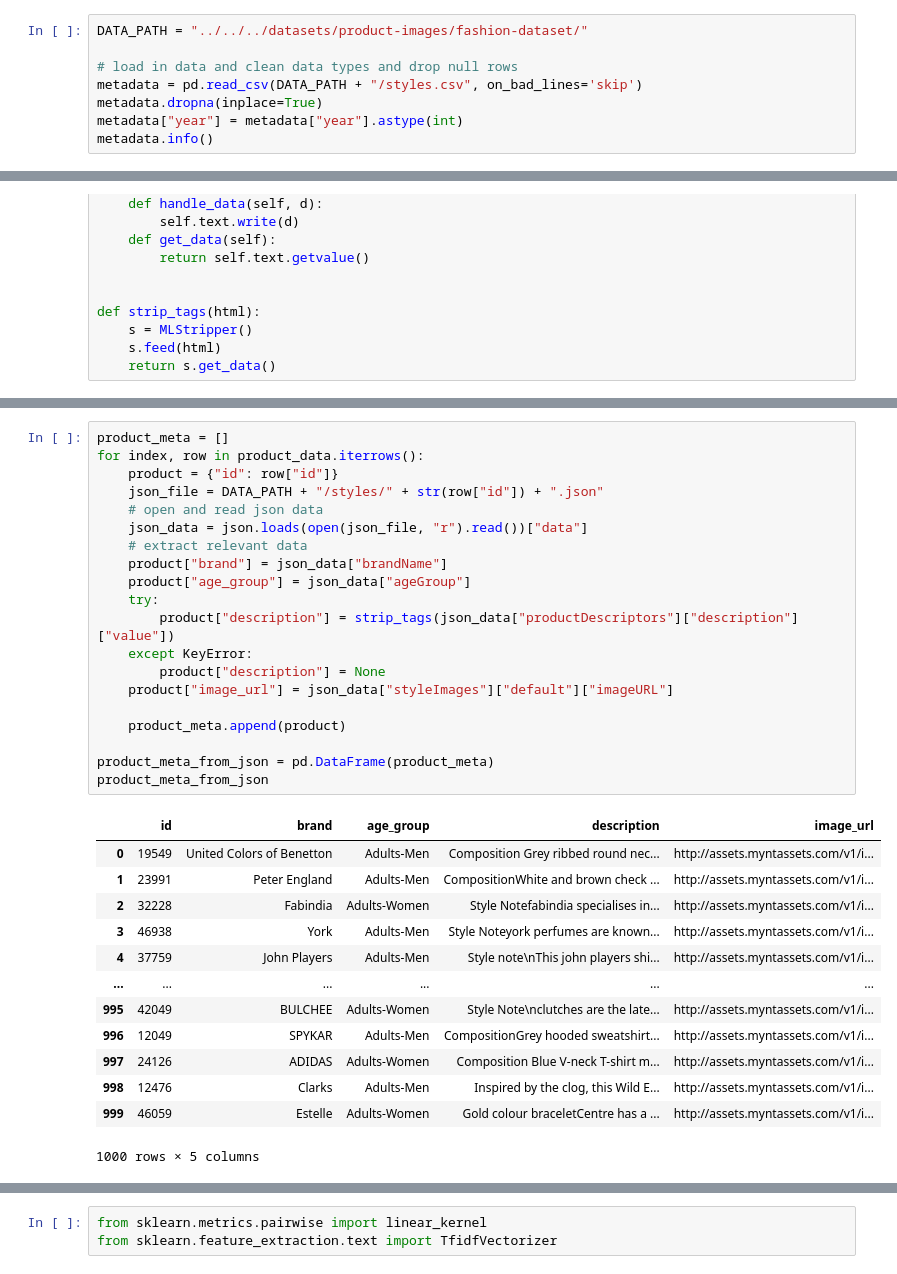
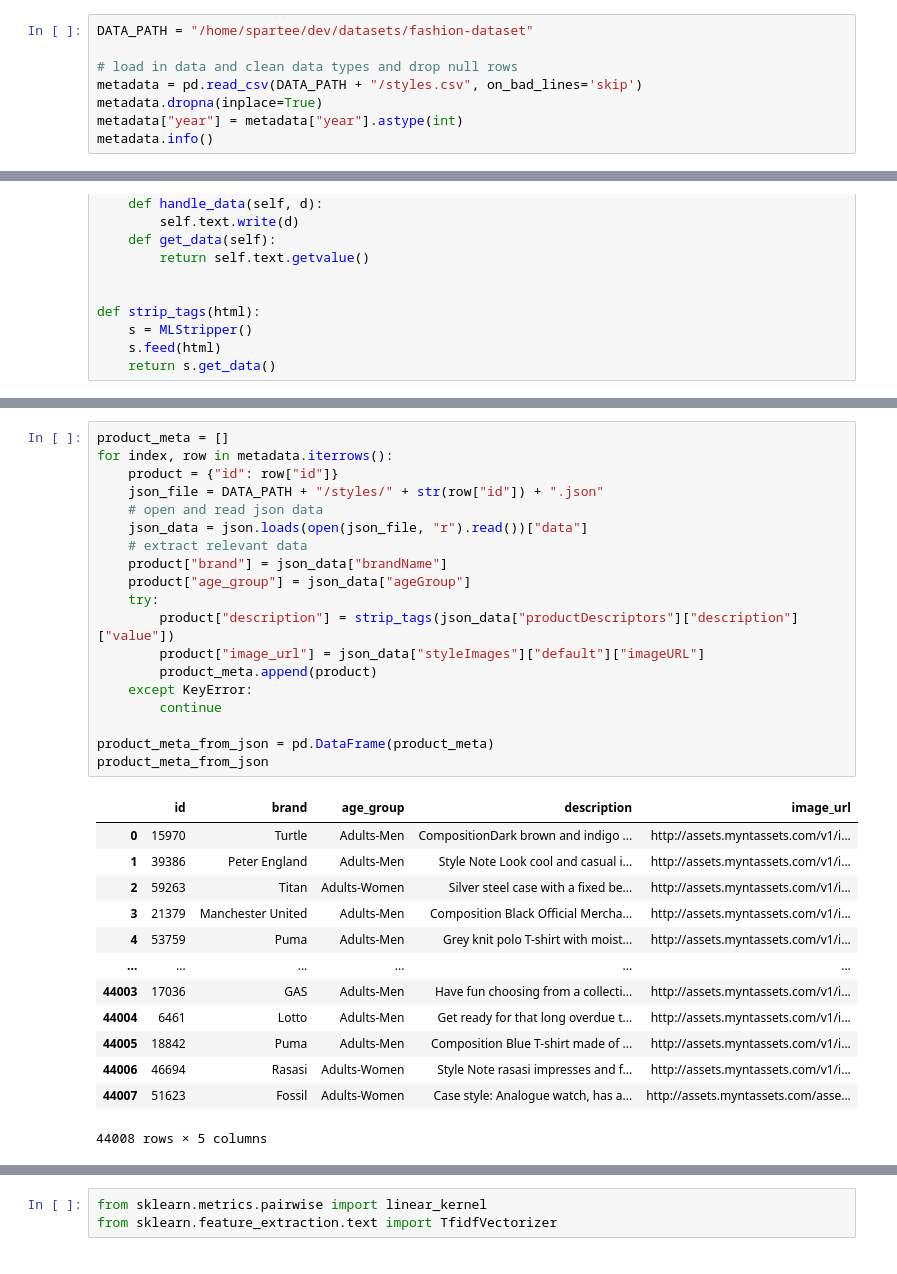
Before and after one commit to redis-developer/redis-product-search, a Jupyter notebook: data/prep_data_large_ds.ipynb, the cells around one changed output, grey strips where cells are left out. Saved outputs shown, nothing was run; the diff lists cells and outputs as text.

```diff
--- a/data/prep_data_large_ds.ipynb
+++ b/data/prep_data_large_ds.ipynb
@@ -17,7 +17,7 @@ from sentence_transformers import SentenceTransformer
 import matplotlib.pyplot as plt
 import seaborn as sns
 # %%
-DATA_PATH = "../../../datasets/product-images/fashion-dataset/"
+DATA_PATH = "/home/spartee/dev/datasets/fashion-dataset"
 
 # load in data and clean data types and drop null rows
 metadata = pd.read_csv(DATA_PATH + "/styles.csv", on_bad_lines='skip')
@@ -105,37 +105,36 @@ product_data
 # %%
 product_meta = []
-for index, row in product_data.iterrows():
+for index, row in metadata.iterrows():
     product = {"id": row["id"]}
     json_file = DATA_PATH + "/styles/" + str(row["id"]) + ".json"
     # open and read json data
     json_data = json.loads(open(json_file, "r").read())["data"]
     # extract relevant data
     product["brand"] = json_data["brandName"]
     product["age_group"] = json_data["ageGroup"]
     try:
         product["description"] = strip_tags(json_data["productDescriptors"]["description"]["value"])
+        product["image_url"] = json_data["styleImages"]["default"]["imageURL"]
+        product_meta.append(product)
     except KeyError:
-        product["description"] = None
-    product["image_url"] = json_data["styleImages"]["default"]["imageURL"]
-
-    product_meta.append(product)
+        continue
 
 product_meta_from_json = pd.DataFrame(product_meta)
 product_meta_from_json
 # %% [output]
 |  | id | brand | age_group | description | image_url |
-| 0 | 19549 | United Colors of Benetton | Adults-Men | Composition Grey ribbed round nec... | http://assets.myntassets.com/v1/i... |
-| 1 | 23991 | Peter England | Adults-Men | CompositionWhite and brown check ... | http://assets.myntassets.com/v1/i... |
-| 2 | 32228 | Fabindia | Adults-Women | Style Notefabindia specialises in... | http://assets.myntassets.com/v1/i... |
-| 3 | 46938 | York | Adults-Men | Style Noteyork perfumes are known... | http://assets.myntassets.com/v1/i... |
-| 4 | 37759 | John Players | Adults-Men | Style note\nThis john players shi... | http://assets.myntassets.com/v1/i... |
+| 0 | 15970 | Turtle | Adults-Men | CompositionDark brown and indigo ... | http://assets.myntassets.com/v1/i... |
+| 1 | 39386 | Peter England | Adults-Men | Style Note Look cool and casual i... | http://assets.myntassets.com/v1/i... |
+| 2 | 59263 | Titan | Adults-Women | Silver steel case with a fixed be... | http://assets.myntassets.com/v1/i... |
+| 3 | 21379 | Manchester United | Adults-Men | Composition Black Official Mercha... | http://assets.myntassets.com/v1/i... |
+| 4 | 53759 | Puma | Adults-Men | Grey knit polo T-shirt with moist... | http://assets.myntassets.com/v1/i... |
 | ... | ... | ... | ... | ... | ... |
-| 995 | 42049 | BULCHEE | Adults-Women | Style Note\nclutches are the late... | http://assets.myntassets.com/v1/i... |
-| 996 | 12049 | SPYKAR | Adults-Men | CompositionGrey hooded sweatshirt... | http://assets.myntassets.com/v1/i... |
-| 997 | 24126 | ADIDAS | Adults-Women | Composition Blue V-neck T-shirt m... | http://assets.myntassets.com/v1/i... |
-| 998 | 12476 | Clarks | Adults-Men | Inspired by the clog, this Wild E... | http://assets.myntassets.com/v1/i... |
-| 999 | 46059 | Estelle | Adults-Women | Gold colour braceletCentre has a ... | http://assets.myntassets.com/v1/i... |
+| 44003 | 17036 | GAS | Adults-Men | Have fun choosing from a collecti... | http://assets.myntassets.com/v1/i... |
+| 44004 | 6461 | Lotto | Adults-Men | Get ready for that long overdue t... | http://assets.myntassets.com/v1/i... |
+| 44005 | 18842 | Puma | Adults-Men | Composition Blue T-shirt made of ... | http://assets.myntassets.com/v1/i... |
+| 44006 | 46694 | Rasasi | Adults-Women | Style Note rasasi impresses and f... | http://assets.myntassets.com/v1/i... |
+| 44007 | 51623 | Fossil | Adults-Women | Case style: Analogue watch, has a... | http://assets.myntassets.com/asse... |
-1000 rows × 5 columns
+44008 rows × 5 columns
 # %%
 # plot the distribution of the age group
 plt.hist(product_meta_from_json["age_group"])
```
Also changed, not shown: parts of 15 cells of this notebook, 9 other files.
